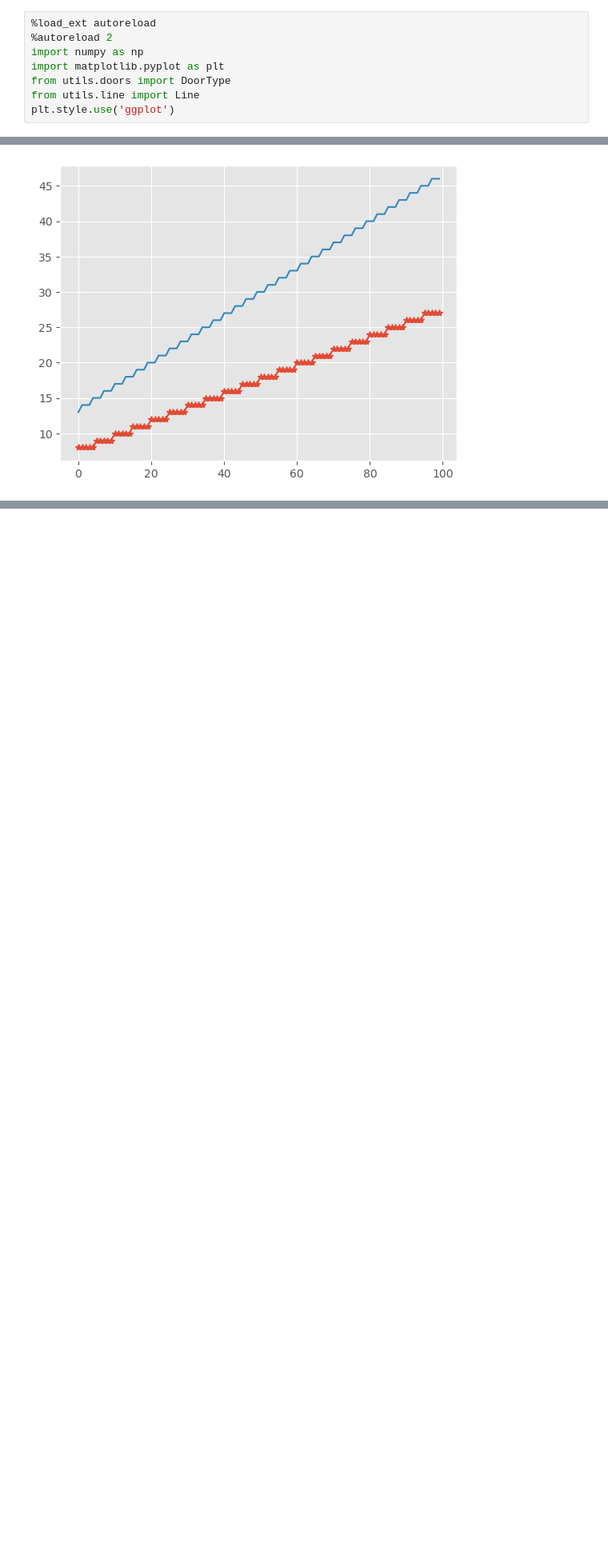
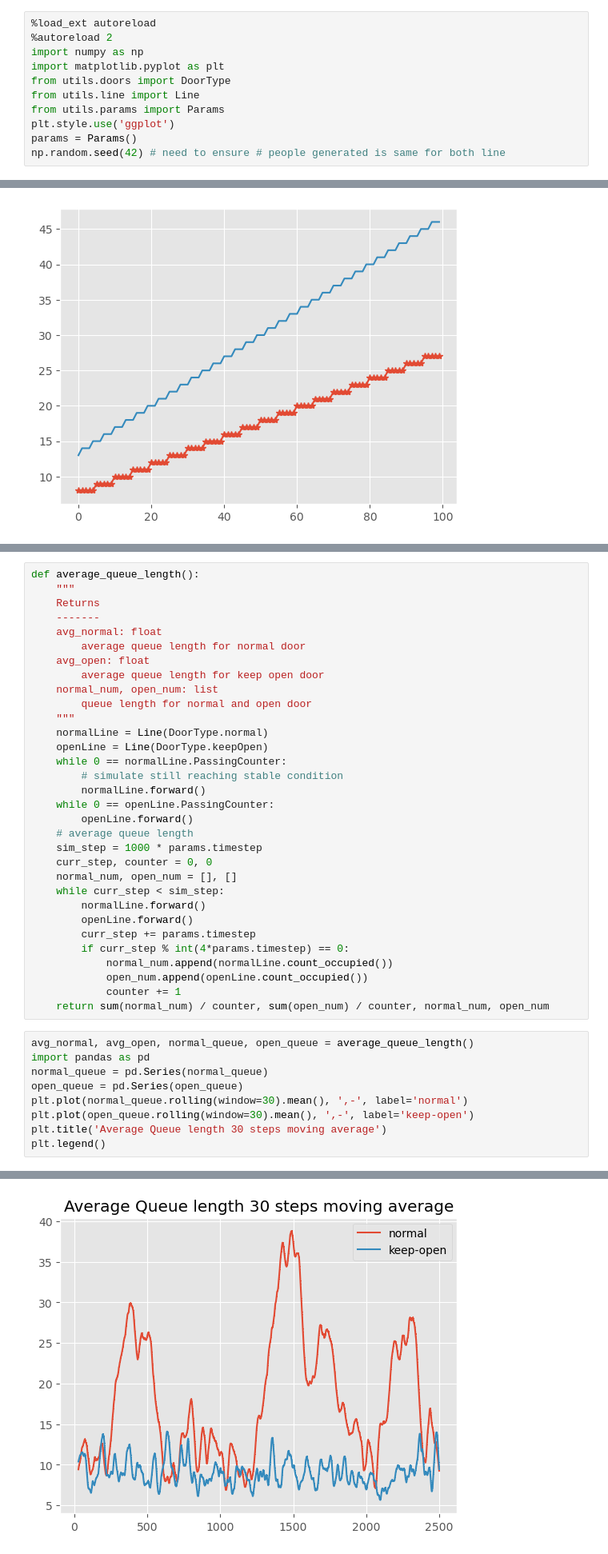
Before and after one commit to Mr-Wonderfool/Queueing-Theory-Application, a Jupyter notebook: models/SingleLineSimulation.ipynb, the cells around one changed output, grey strips where cells are left out. Shown at 80% size. Saved outputs shown, nothing was run; the diff lists cells and outputs as text; blank space fills up the shorter version.

```diff
--- a/models/SingleLineSimulation.ipynb
+++ b/models/SingleLineSimulation.ipynb
@@ -8,7 +8,10 @@ import numpy as np
 import matplotlib.pyplot as plt
 from utils.doors import DoorType
 from utils.line import Line
+from utils.params import Params
 plt.style.use('ggplot')
+params = Params()
+np.random.seed(42) # need to ensure # people generated is same for both line
 # %% [output]
 The autoreload extension is already loaded. To reload it, use:
   %reload_ext autoreload
@@ -35,0 +45,42 @@ plt.plot(openPass, label='open')
+# %%
+def average_queue_length():
+    """
+    Returns
+    -------
+    avg_normal: float
+        average queue length for normal door
+    avg_open: float
+        average queue length for keep open door
+    normal_num, open_num: list
+        queue length for normal and open door
+    """
+    normalLine = Line(DoorType.normal)
+    openLine = Line(DoorType.keepOpen)
+    while 0 == normalLine.PassingCounter:
+        # simulate still reaching stable condition
+        normalLine.forward()
+    while 0 == openLine.PassingCounter:
+        openLine.forward()
+    # average queue length
+    sim_step = 1000 * params.timestep
+    curr_step, counter = 0, 0
+    normal_num, open_num = [], []
+    while curr_step < sim_step:
+        normalLine.forward()
+        openLine.forward()
+        curr_step += params.timestep
+        if curr_step % int(4*params.timestep) == 0:
+            normal_num.append(normalLine.count_occupied())
+            open_num.append(openLine.count_occupied())
+            counter += 1
+    return sum(normal_num) / counter, sum(open_num) / counter, normal_num, open_num
+# %%
+avg_normal, avg_open, normal_queue, open_queue = average_queue_length()
+import pandas as pd
+normal_queue = pd.Series(normal_queue)
+open_queue = pd.Series(open_queue)
+plt.plot(normal_queue.rolling(window=30).mean(), ',-', label='normal')
+plt.plot(open_queue.rolling(window=30).mean(), ',-', label='keep-open')
+plt.title('Average Queue length 30 steps moving average')
+plt.legend()
+# %% [output]
@@ -35,0 +88 @@ plt.plot(openPass, label='open')
+[figure, added]
```
Also changed, not shown: parts of 5 cells of this notebook, 2 other files.
